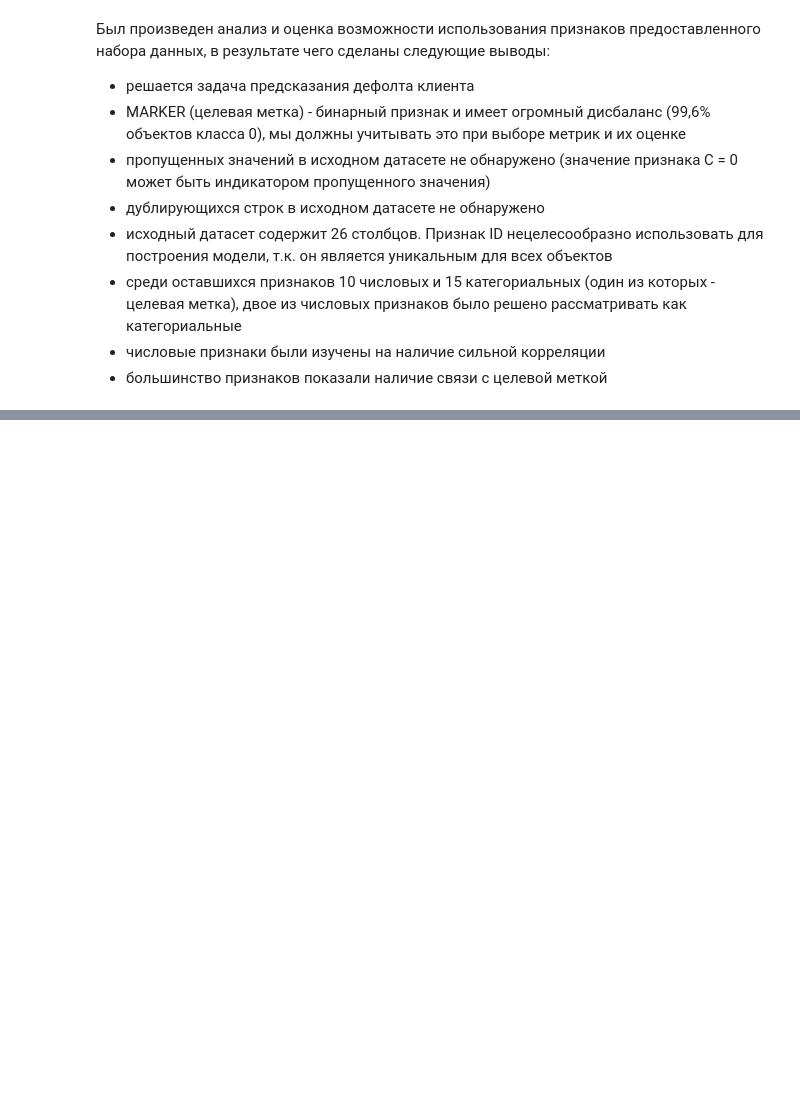
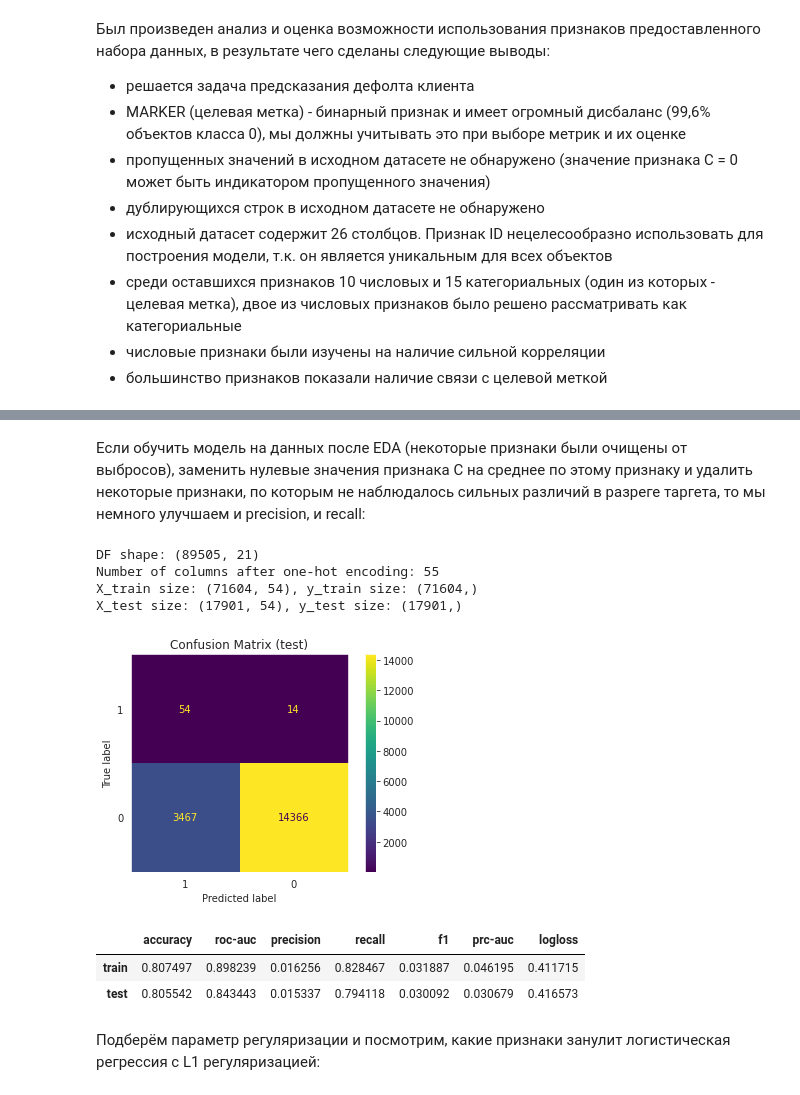
Before and after one commit to Bayramova/alpha_bank_test_task, a Jupyter notebook: test_task.ipynb, the cells around one changed output, grey strips where cells are left out. Drawn from its saved outputs; the diff is of its cells as text; code cells hidden in the pictures; blank space fills up the shorter version.

```diff
--- a/test_task.ipynb
+++ b/test_task.ipynb
@@ -790,0 +883,25 @@ plt.show()
+# %% [markdown]
+Если обучить модель на данных после EDA (некоторые признаки были очищены от выбросов), заменить нулевые значения признака C на среднее по этому признаку и удалить некоторые признаки, по которым не наблюдалось сильных различий в разреге таргета, то мы немного улучшаем и precision, и recall:
+# %%
+# train-test split
+df = data.copy()
+df['MARKER'] = df['MARKER'].astype(int)
+df = df.drop(['A', 'C_is_0', 'T', 'n_children', 'S'], axis=1)
+df['C'] = df['C'].replace(0.0, np.nan)
+X_train, X_test, y_train, y_test = get_train_test_data(df)
+
+# model fitting
+pipeline = make_pipeline(SimpleImputer(missing_values=np.nan, strategy='mean'), StandardScaler(), LogisticRegression(class_weight='balanced'))
+metrics = fit_and_evaluate(pipeline, X_train, X_test, y_train, y_test)
+display(metrics)
+# %% [output]
+DF shape: (89505, 21)
+Number of columns after one-hot encoding: 55
+X_train size: (71604, 54), y_train size: (71604,)
+X_test size: (17901, 54), y_test size: (17901,)
+[figure, added]
+|  | accuracy | roc-auc | precision | recall | f1 | prc-auc | logloss |
+| train | 0.807497 | 0.898239 | 0.016256 | 0.828467 | 0.031887 | 0.046195 | 0.411715 |
+| test | 0.805542 | 0.843443 | 0.015337 | 0.794118 | 0.030092 | 0.030679 | 0.416573 |
+# %% [markdown]
+Подберём параметр регуляризации и посмотрим, какие признаки занулит логистическая регрессия с L1 регуляризацией:
```
Also changed, not shown: parts of 10 cells of this notebook.
